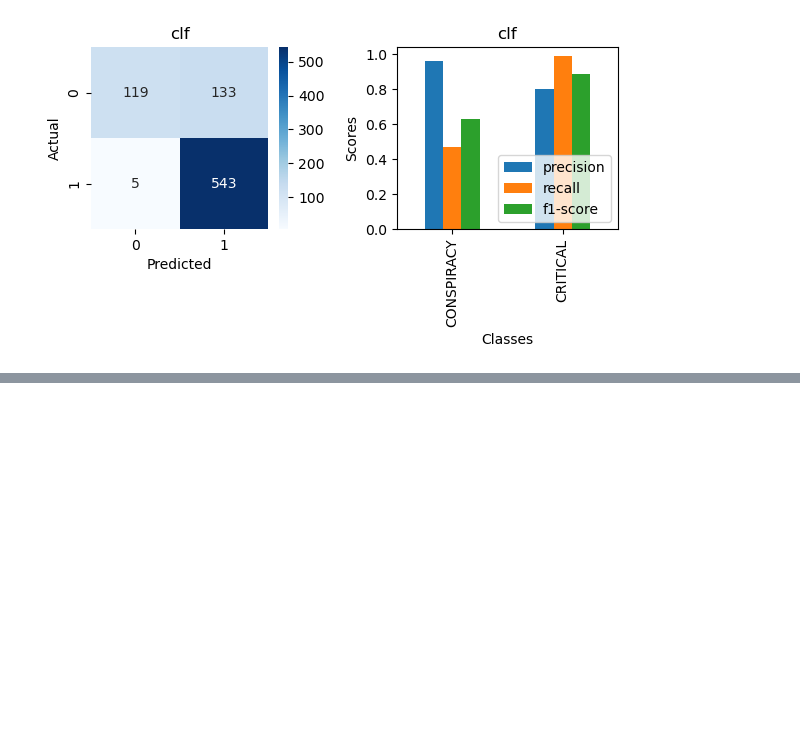
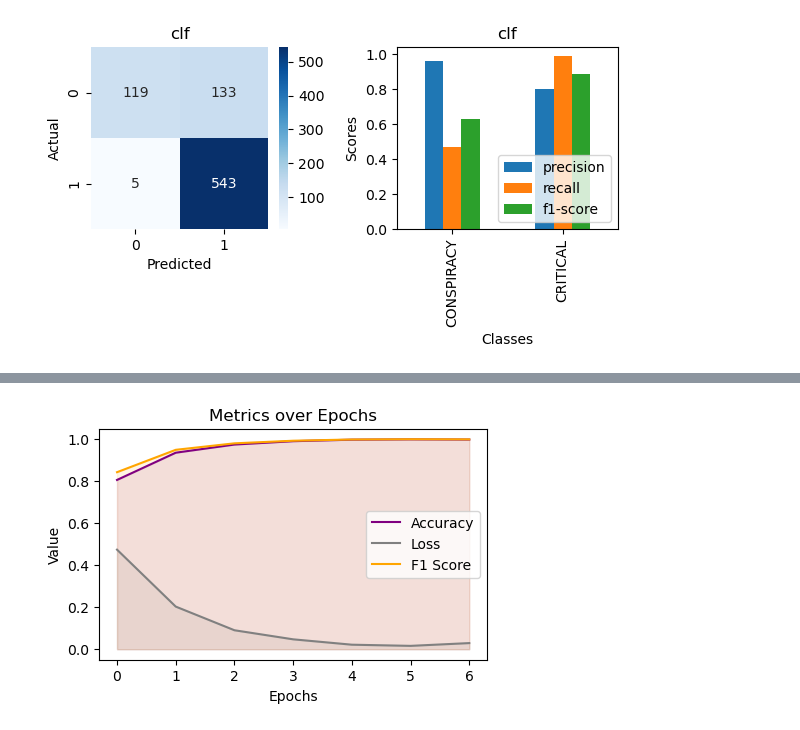
Before and after one commit to SonyaX20/NLP-Natural-Language-Processing, a Jupyter notebook: my-mlp-ota/task_o.ipynb, the cells around one changed output, grey strips where cells are left out. Cells and saved outputs as stored; diff of their text form; code cells hidden in the pictures; blank space fills up the shorter version.

```diff
--- a/my-mlp-ota/task_o.ipynb
+++ b/my-mlp-ota/task_o.ipynb
@@ -323,0 +438,8 @@ CRITICAL     0.803254  0.990876  0.887255    548.0
+# %%
+"""
+| Nr. | preprocessing           | vectorizer | model |
+|  07 |  stop words & stemming  |    BoW     |  FNN  |
+"""
+MC.set_X(df['process_stpw_stem'])
+MC.predict('bow', 'fnn')
+# %% [output]
@@ -323,0 +461 @@ CRITICAL     0.803254  0.990876  0.887255    548.0
+[figure, added]
```
Also changed, not shown: parts of 34 cells of this notebook.
